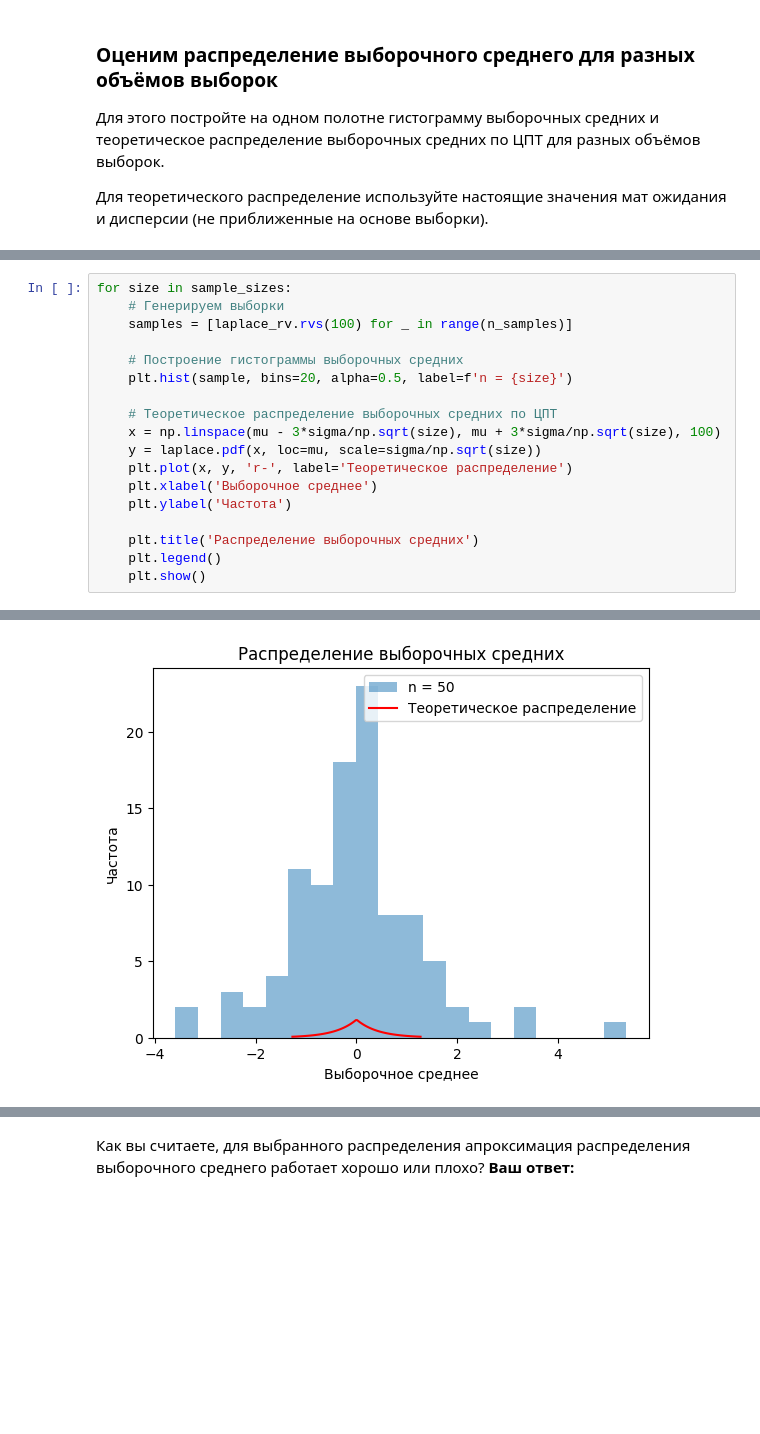
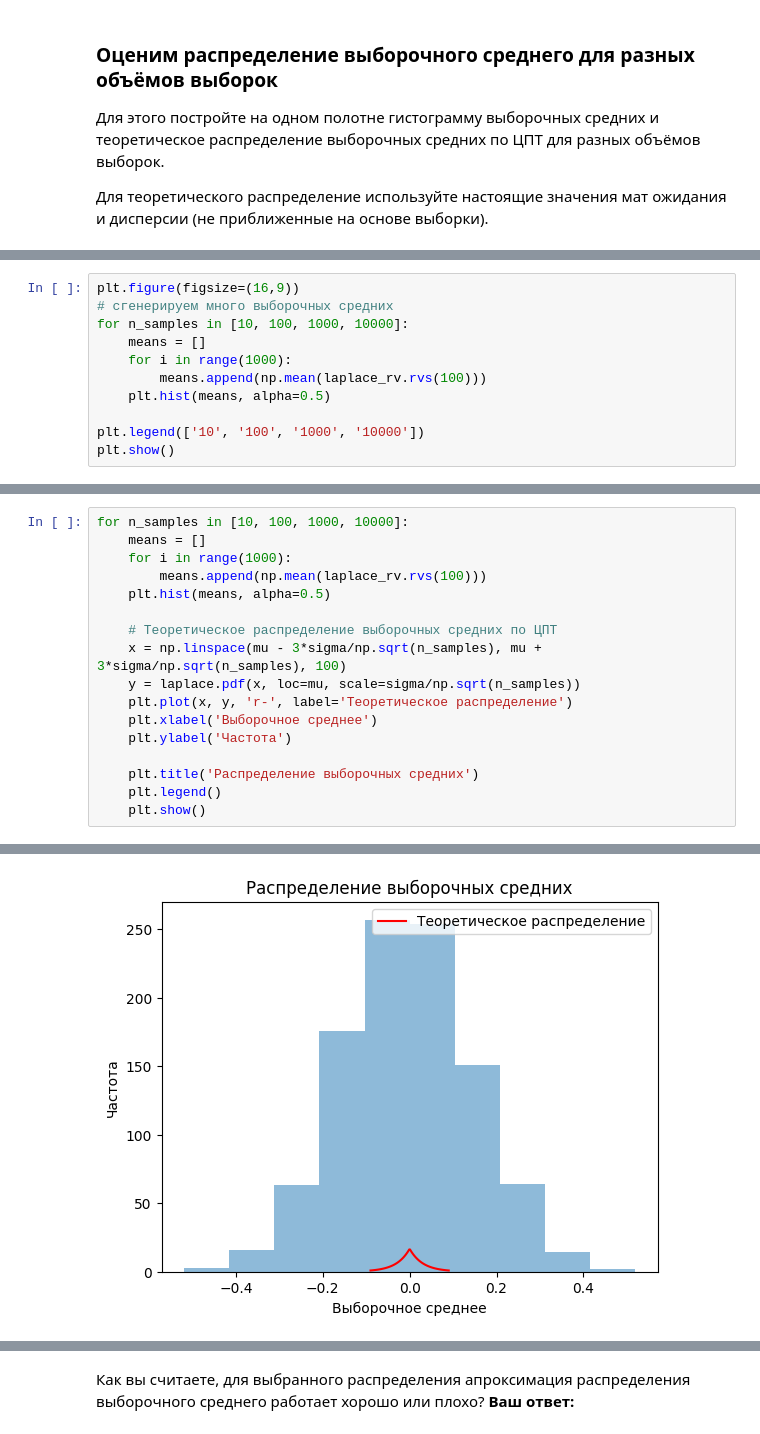
Before and after one commit to Vladislav-7-AV/teach-scool-ds, a Jupyter notebook: Hometask-M2/Практика_к_занятию_5-empty.ipynb, the cells around one changed output, grey strips where cells are left out. Drawn from its saved outputs; the diff is of its cells as text; blank space fills up the shorter version.

```diff
--- a/Hometask-M2/Практика_к_занятию_5-empty.ipynb
+++ b/Hometask-M2/Практика_к_занятию_5-empty.ipynb
@@ -84,0 +85,11 @@ sample_sizes = [5, 10, 20, 50, 100]
+# %%
+plt.figure(figsize=(16,9))
+# сгенерируем много выборочных средних
+for n_samples in [10, 100, 1000, 10000]:
+    means = []
+    for i in range(1000):
+        means.append(np.mean(laplace_rv.rvs(100)))
+    plt.hist(means, alpha=0.5)
+
+plt.legend(['10', '100', '1000', '10000'])
+plt.show()
@@ -85,14 +98,13 @@ sample_sizes = [5, 10, 20, 50, 100]
 # %%
-for size in sample_sizes:
-    # Генерируем выборки
-    samples = [laplace_rv.rvs(100) for _ in range(n_samples)]
-
-    # Построение гистограммы выборочных средних
-    plt.hist(sample, bins=20, alpha=0.5, label=f'n = {size}')
+for n_samples in [10, 100, 1000, 10000]:
+    means = []
+    for i in range(1000):
+        means.append(np.mean(laplace_rv.rvs(100)))
+    plt.hist(means, alpha=0.5)
 
     # Теоретическое распределение выборочных средних по ЦПТ
-    x = np.linspace(mu - 3*sigma/np.sqrt(size), mu + 3*sigma/np.sqrt(size), 100)
-    y = laplace.pdf(x, loc=mu, scale=sigma/np.sqrt(size))
+    x = np.linspace(mu - 3*sigma/np.sqrt(n_samples), mu + 3*sigma/np.sqrt(n_samples), 100)
+    y = laplace.pdf(x, loc=mu, scale=sigma/np.sqrt(n_samples))
     plt.plot(x, y, 'r-', label='Теоретическое распределение')
     plt.xlabel('Выборочное среднее')
     plt.ylabel('Частота')
@@ -107 +119 @@ for size in sample_sizes:
-[figure, old version]
+[figure, new version]
```
Also changed, not shown: parts of 16 cells of this notebook.
